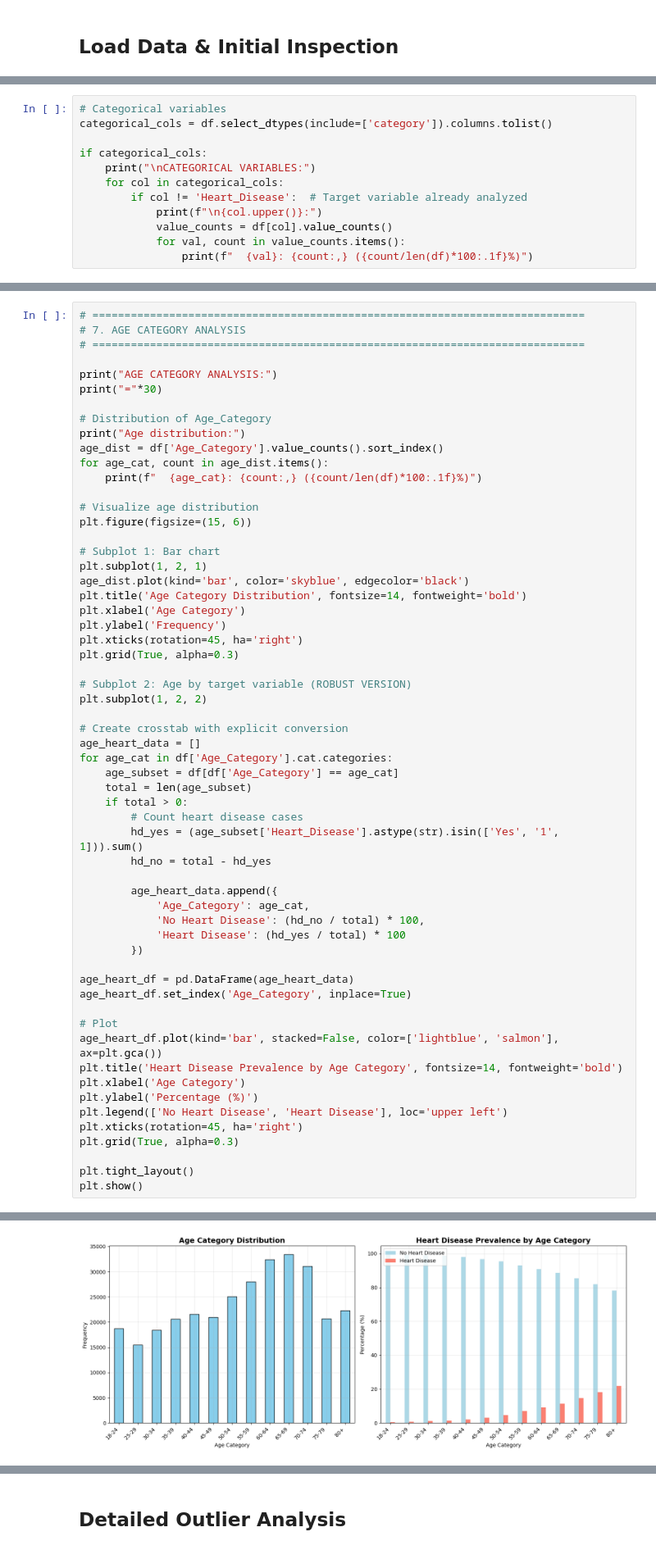
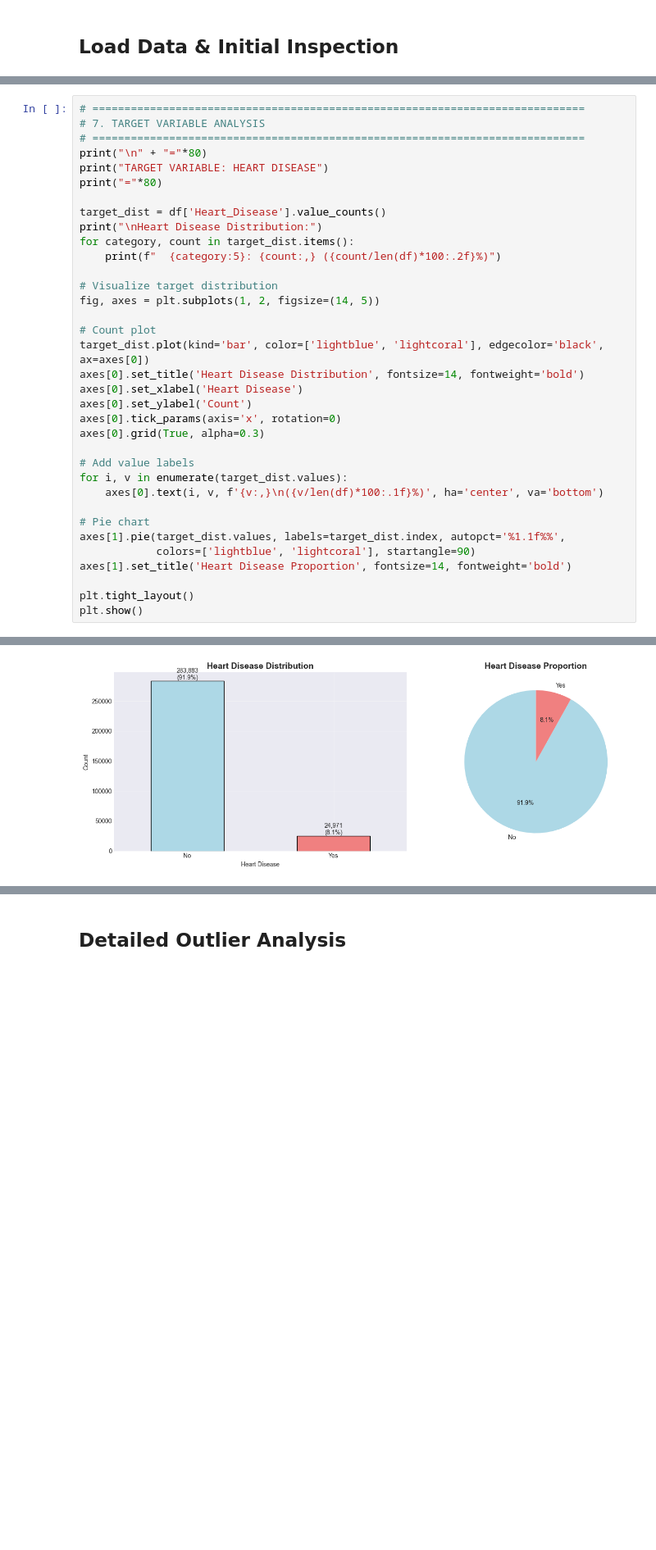
Before and after one commit to eyyuboeztuerk-arch/DPP-Stackfuel-Data-Science-Projekt, a Jupyter notebook: notebooks/01_exploration.ipynb, the cells around one changed output, grey strips where cells are left out. Shown at 82% size. Cells and saved outputs as stored; diff of their text form; blank space fills up the shorter version.

```diff
--- a/notebooks/01_exploration.ipynb
+++ b/notebooks/01_exploration.ipynb
@@ -491,12 +398,0 @@ Numeric variables:
-# %%
-# Categorical variables
-categorical_cols = df.select_dtypes(include=['category']).columns.tolist()
-
-if categorical_cols:
-    print("\nCATEGORICAL VARIABLES:")
-    for col in categorical_cols:
-        if col != 'Heart_Disease':  # Target variable already analyzed
-            print(f"\n{col.upper()}:")
-            value_counts = df[col].value_counts()
-            for val, count in value_counts.items():
-                print(f"  {val}: {count:,} ({count/len(df)*100:.1f}%)")
@@ -523,59 +401,35 @@ SMOKING_HISTORY:
 # %%
 # =============================================================================
-# 7. AGE CATEGORY ANALYSIS
+# 7. TARGET VARIABLE ANALYSIS
 # =============================================================================
+print("\n" + "="*80)
+print("TARGET VARIABLE: HEART DISEASE")
+print("="*80)
 
-print("AGE CATEGORY ANALYSIS:")
-print("="*30)
+target_dist = df['Heart_Disease'].value_counts()
+print("\nHeart Disease Distribution:")
+for category, count in target_dist.items():
+    print(f"  {category:5}: {count:,} ({count/len(df)*100:.2f}%)")
 
-# Distribution of Age_Category
-print("Age distribution:")
-age_dist = df['Age_Category'].value_counts().sort_index()
-for age_cat, count in age_dist.items():
-    print(f"  {age_cat}: {count:,} ({count/len(df)*100:.1f}%)")
+# Visualize target distribution
+fig, axes = plt.subplots(1, 2, figsize=(14, 5))
 
-# Visualize age distribution
-plt.figure(figsize=(15, 6))
+# Count plot
+target_dist.plot(kind='bar', color=['lightblue', 'lightcoral'], edgecolor='black', ax=axes[0])
+axes[0].set_title('Heart Disease Distribution', fontsize=14, fontweight='bold')
+axes[0].set_xlabel('Heart Disease')
+axes[0].set_ylabel('Count')
+axes[0].tick_params(axis='x', rotation=0)
+axes[0].grid(True, alpha=0.3)
 
-# Subplot 1: Bar chart
-plt.subplot(1, 2, 1)
-age_dist.plot(kind='bar', color='skyblue', edgecolor='black')
-plt.title('Age Category Distribution', fontsize=14, fontweight='bold')
-plt.xlabel('Age Category')
-plt.ylabel('Frequency')
-plt.xticks(rotation=45, ha='right')
-plt.grid(True, alpha=0.3)
+# Add value labels
+for i, v in enumerate(target_dist.values):
+    axes[0].text(i, v, f'{v:,}\n({v/len(df)*100:.1f}%)', ha='center', va='bottom')
 
-# Subplot 2: Age by target variable (ROBUST VERSION)
-plt.subplot(1, 2, 2)
-
-# Create crosstab with explicit conversion
-age_heart_data = []
-for age_cat in df['Age_Category'].cat.categories:
-    age_subset = df[df['Age_Category'] == age_cat]
-    total = len(age_subset)
-    if total > 0:
-        # Count heart disease cases
-        hd_yes = (age_subset['Heart_Disease'].astype(str).isin(['Yes', '1', 1])).sum()
-        hd_no = total - hd_yes
-
-        age_heart_data.append({
-            'Age_Category': age_cat,
-            'No Heart Disease': (hd_no / total) * 100,
-            'Heart Disease': (hd_yes / total) * 100
-        })
-
-age_heart_df = pd.DataFrame(age_heart_data)
-age_heart_df.set_index('Age_Category', inplace=True)
-
-# Plot
-age_heart_df.plot(kind='bar', stacked=False, color=['lightblue', 'salmon'], ax=plt.gca())
-plt.title('Heart Disease Prevalence by Age Category', fontsize=14, fontweight='bold')
-plt.xlabel('Age Category')
-plt.ylabel('Percentage (%)')
-plt.legend(['No Heart Disease', 'Heart Disease'], loc='upper left')
-plt.xticks(rotation=45, ha='right')
-plt.grid(True, alpha=0.3)
+# Pie chart
+axes[1].pie(target_dist.values, labels=target_dist.index, autopct='%1.1f%%',
+            colors=['lightblue', 'lightcoral'], startangle=90)
+axes[1].set_title('Heart Disease Proportion', fontsize=14, fontweight='bold')
 
 plt.tight_layout()
 plt.show()
@@ -599,2 +444,2 @@ Age distribution:
-[figure, old version]
+[figure, new version]
 # %% [markdown]
```
Also changed, not shown: parts of 41 cells of this notebook.
